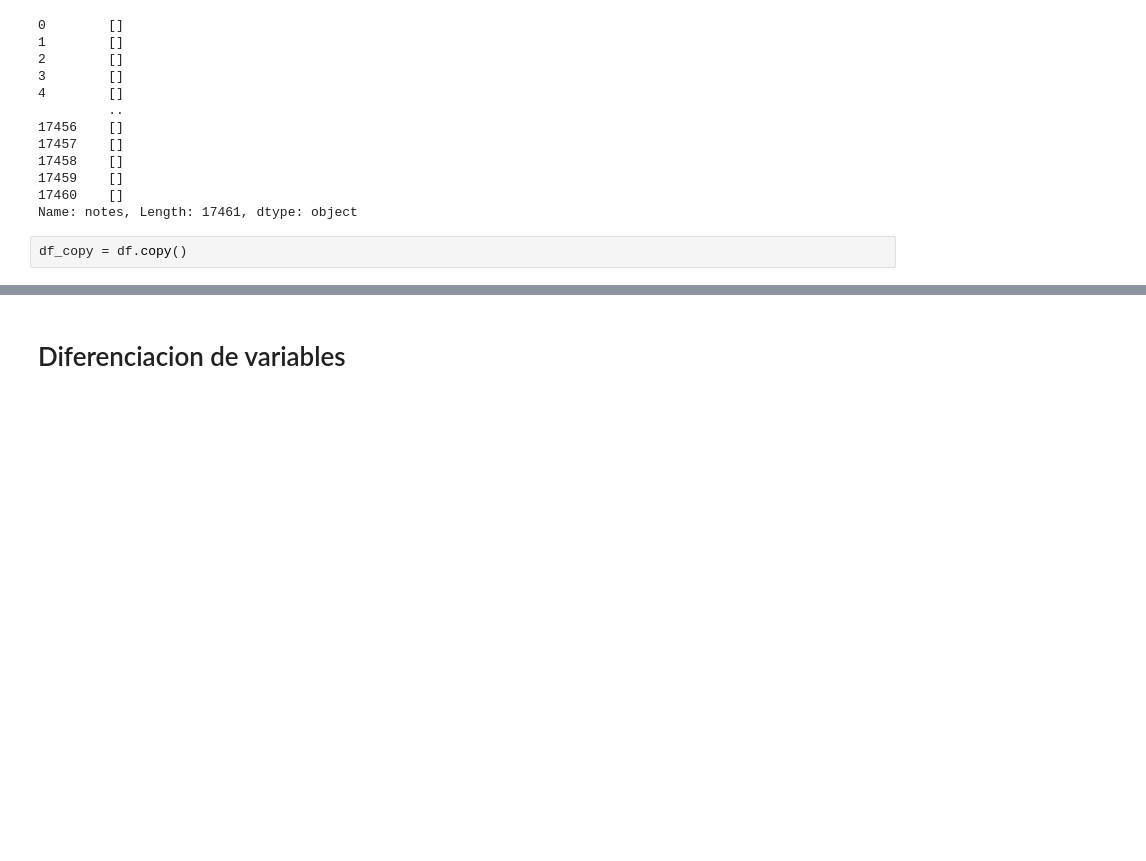
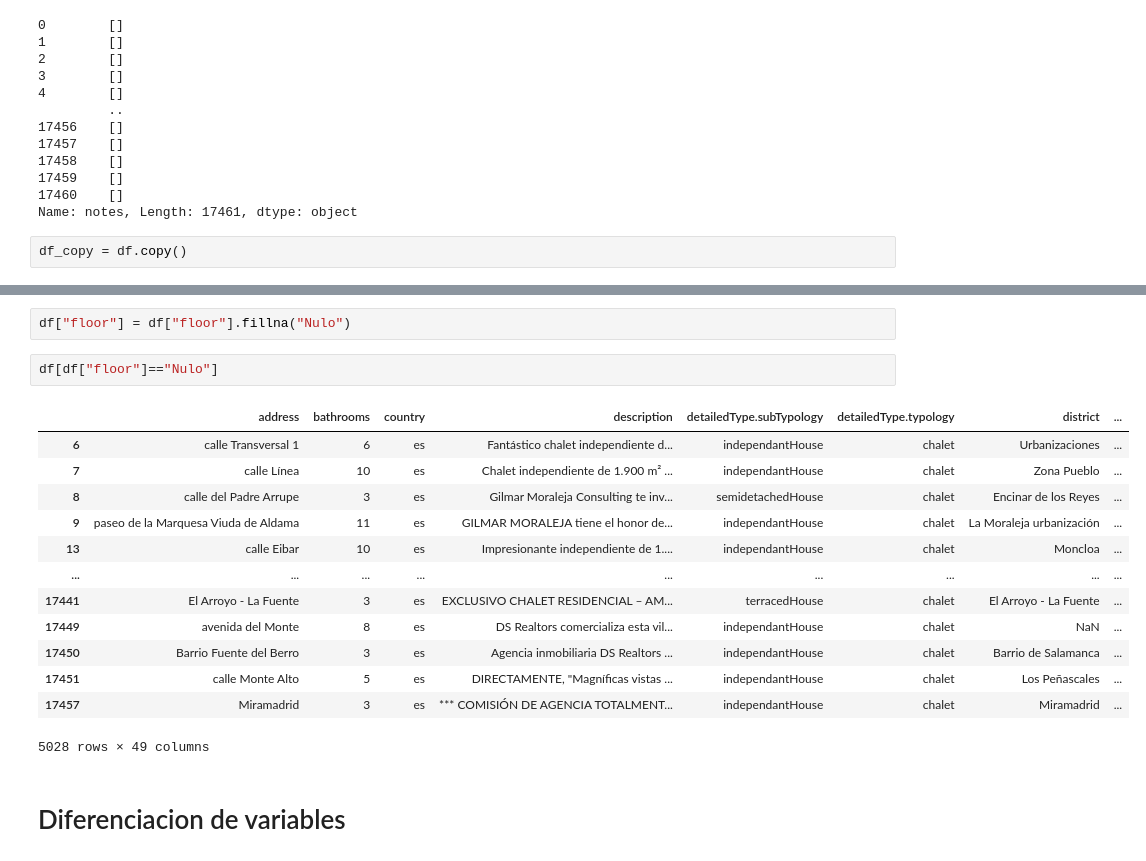
Before and after one commit to guille1006/TFM, a Jupyter notebook: TFM_procesamiento.ipynb, the cells around one changed output, grey strips where cells are left out. Cells and saved outputs as stored; diff of their text form; blank space fills up the shorter version.

```diff
--- a/TFM_procesamiento.ipynb
+++ b/TFM_procesamiento.ipynb
@@ -164,3 +197,21 @@ df_frec = tabla_valores_unicos(df_copy[mask])
+# %%
+df["floor"] = df["floor"].fillna("Nulo")
+# %%
+df[df["floor"]=="Nulo"]
+# %% [output]
+|  | address | bathrooms | country | description | detailedType.subTypology | detailedType.typology | district | ... |
+| 6 | calle Transversal 1 | 6 | es | Fantástico chalet independiente d... | independantHouse | chalet | Urbanizaciones | ... |
+| 7 | calle Línea | 10 | es | Chalet independiente de 1.900 m² ... | independantHouse | chalet | Zona Pueblo | ... |
+| 8 | calle del Padre Arrupe | 3 | es | Gilmar Moraleja Consulting te inv... | semidetachedHouse | chalet | Encinar de los Reyes | ... |
+| 9 | paseo de la Marquesa Viuda de Aldama | 11 | es | GILMAR MORALEJA tiene el honor de... | independantHouse | chalet | La Moraleja urbanización | ... |
+| 13 | calle Eibar | 10 | es | Impresionante independiente de 1.... | independantHouse | chalet | Moncloa | ... |
+| ... | ... | ... | ... | ... | ... | ... | ... | ... |
+| 17441 | El Arroyo - La Fuente | 3 | es | EXCLUSIVO CHALET RESIDENCIAL – AM... | terracedHouse | chalet | El Arroyo - La Fuente | ... |
+| 17449 | avenida del Monte | 8 | es | DS Realtors comercializa esta vil... | independantHouse | chalet | NaN | ... |
+| 17450 | Barrio Fuente del Berro | 3 | es | Agencia inmobiliaria DS Realtors ... | independantHouse | chalet | Barrio de Salamanca | ... |
+| 17451 | calle Monte Alto | 5 | es | DIRECTAMENTE, "Magníficas vistas ... | independantHouse | chalet | Los Peñascales | ... |
+| 17457 | Miramadrid | 3 | es | *** COMISIÓN DE AGENCIA TOTALMENT... | independantHouse | chalet | Miramadrid | ... |
+5028 rows × 49 columns
 # %% [markdown]
 # Diferenciacion de variables
 # %% [markdown]
```
Also changed, not shown: parts of 5 cells of this notebook.
